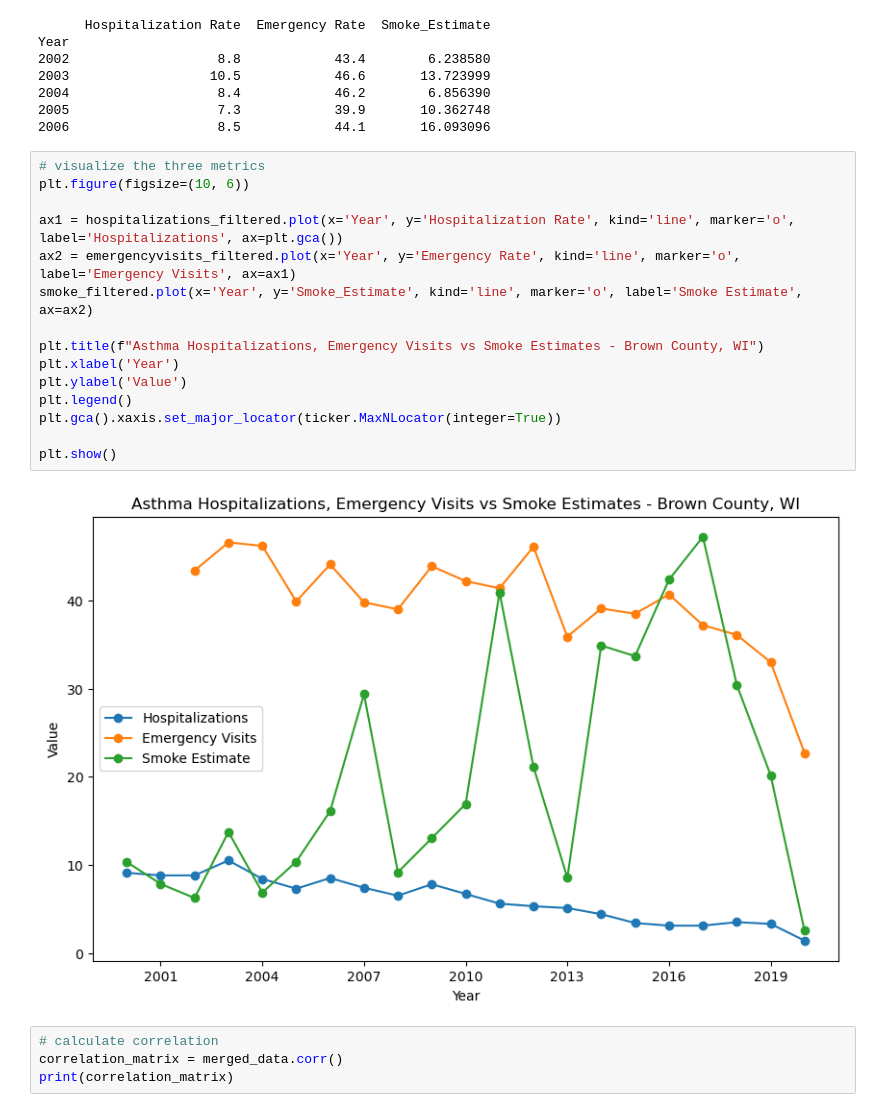
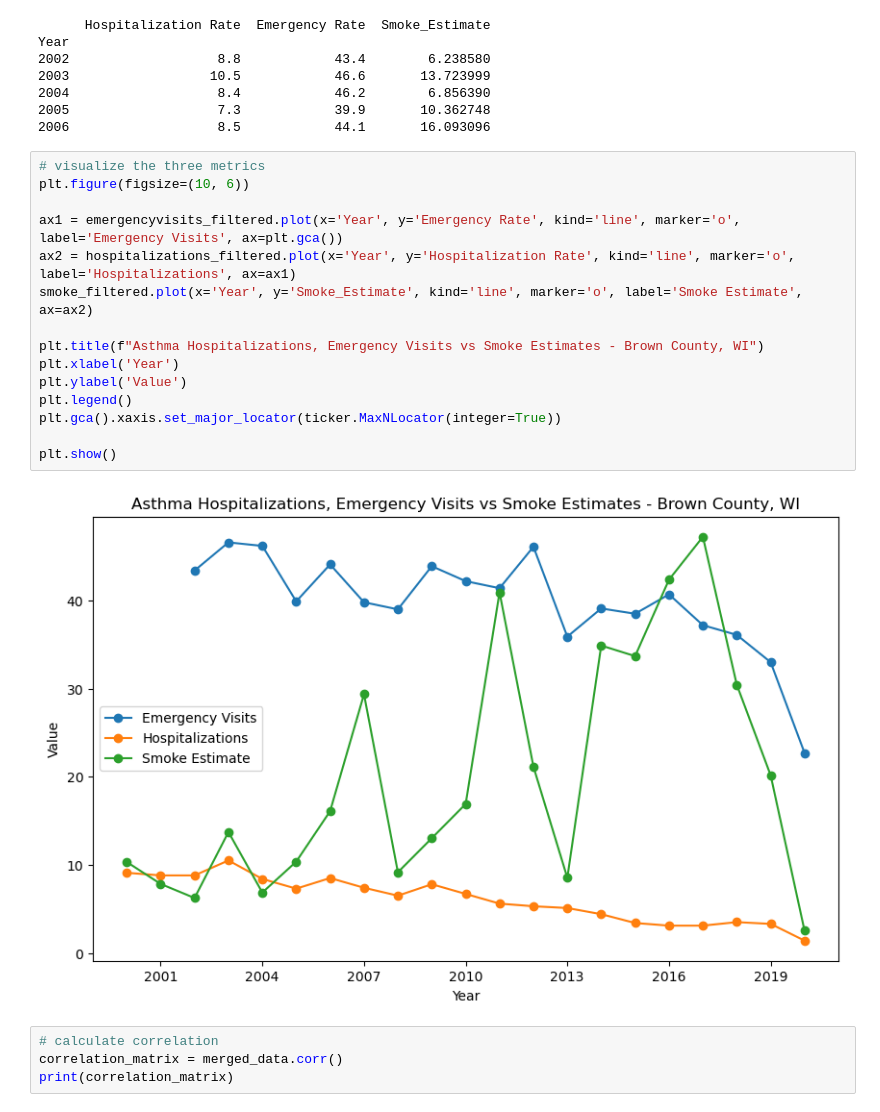
Before and after one commit to ezhang17/wildfire-analysis, a Jupyter notebook: asthma_analysis.ipynb, the cells around one changed output. Cells and saved outputs as stored; diff of their text form.

Commit message:
format graph colors

```diff
--- a/asthma_analysis.ipynb
+++ b/asthma_analysis.ipynb
@@ -249,20 +249,20 @@ Year
 # %%
 # visualize the three metrics
 plt.figure(figsize=(10, 6))
 
-ax1 = hospitalizations_filtered.plot(x='Year', y='Hospitalization Rate', kind='line', marker='o', label='Hospitalizations', ax=plt.gca())
-ax2 = emergencyvisits_filtered.plot(x='Year', y='Emergency Rate', kind='line', marker='o', label='Emergency Visits', ax=ax1)
+ax1 = emergencyvisits_filtered.plot(x='Year', y='Emergency Rate', kind='line', marker='o', label='Emergency Visits', ax=plt.gca())
+ax2 = hospitalizations_filtered.plot(x='Year', y='Hospitalization Rate', kind='line', marker='o', label='Hospitalizations', ax=ax1)
 smoke_filtered.plot(x='Year', y='Smoke_Estimate', kind='line', marker='o', label='Smoke Estimate', ax=ax2)
 
 plt.title(f"Asthma Hospitalizations, Emergency Visits vs Smoke Estimates - Brown County, WI")
 plt.xlabel('Year')
 plt.ylabel('Value')
 plt.legend()
 plt.gca().xaxis.set_major_locator(ticker.MaxNLocator(integer=True))
 
 plt.show()
 # %% [output]
-[figure, old version]
+[figure, new version]
 # %%
 # calculate correlation
 correlation_matrix = merged_data.corr()
```
